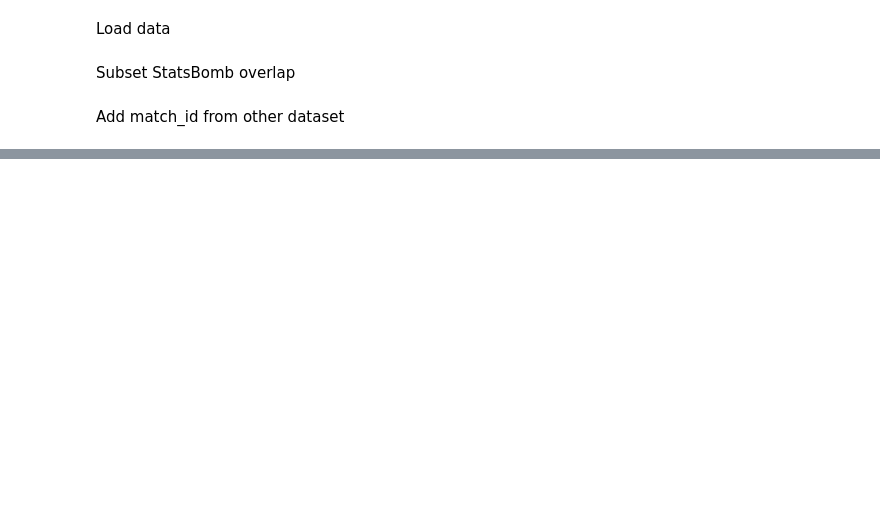
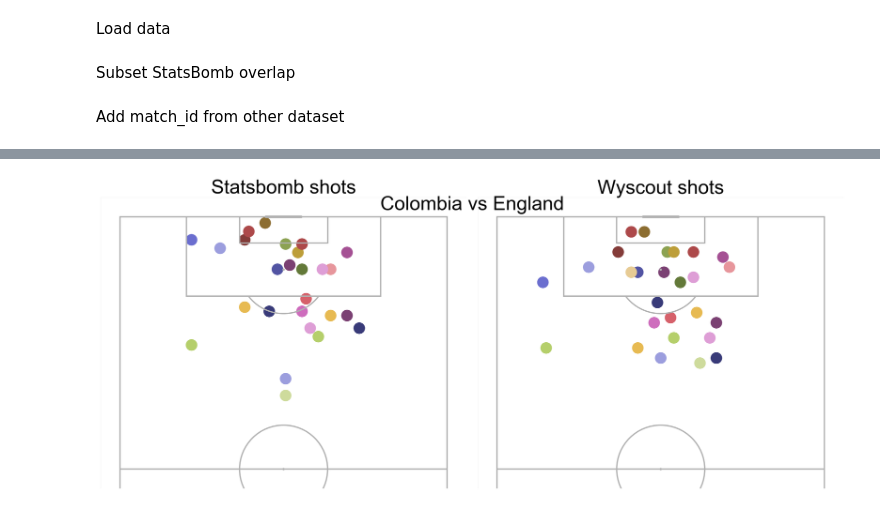
Before and after one commit to andrewRowlinson/expected-goals-thesis, a Jupyter notebook: notebooks/compare_overlap.ipynb, the cells around one changed output, grey strips where cells are left out. Drawn from its saved outputs; the diff is of its cells as text; code cells hidden in the pictures; blank space fills up the shorter version.

```diff
--- a/notebooks/compare_overlap.ipynb
+++ b/notebooks/compare_overlap.ipynb
@@ -54,0 +87,2 @@ Number of Wyscout shots: 2494
+# %%
+df_wyscout_shots['period'] = df_wyscout_shots['matchPeriod'].replace({'1H': 1, '2H': 2, 'E1': 3, 'E2': 4})
@@ -101,0 +349,25 @@ fig.savefig('comparison.png')
+# %%
+plt.style.use('ggplot')
+
+all_ids = df_statsbomb_shots.match_id_wyscout.unique()
+
+subset = df_matched_shots[df_matched_shots.match_id_wyscout == all_ids[0]].copy()
+subset_match = df_wyscout_match[df_wyscout_match.match_id == all_ids[0]]
+team1 = subset_match.home_team_name.values[0]
+team2 = subset_match.away_team_name.values[0]
+
+fig, ax  = plt.subplots(1, 2, figsize=(16, 9), constrained_layout=True)
+fig.suptitle(f'{team1} vs {team2}', fontsize=30, y=0.85, color='black')
+
+pitch_statsperform.draw(ax=ax[0])
+pitch_statsperform.scatter(subset.x_statsbomb, subset.y_statsbomb, c=np.arange(subset.y_statsbomb.size),
+                           cmap='tab20b', ax=ax[0], s=300)
+ax[0].set_title('Statsbomb shots', fontsize=30, color='black')
+
+pitch_statsperform.draw(ax=ax[1])
+pitch_statsperform.scatter(subset.x_wyscout, subset.y_wyscout, c=np.arange(subset.y_statsbomb.size),
+                           cmap='tab20b', ax=ax[1], s=300)
+ax[1].set_title('Wyscout shots', fontsize=30, color='black')
+fig.savefig('comparison.png')
+# %% [output]
+[figure, added]
```
Also changed, not shown: parts of 49 cells of this notebook, 2 other files.
